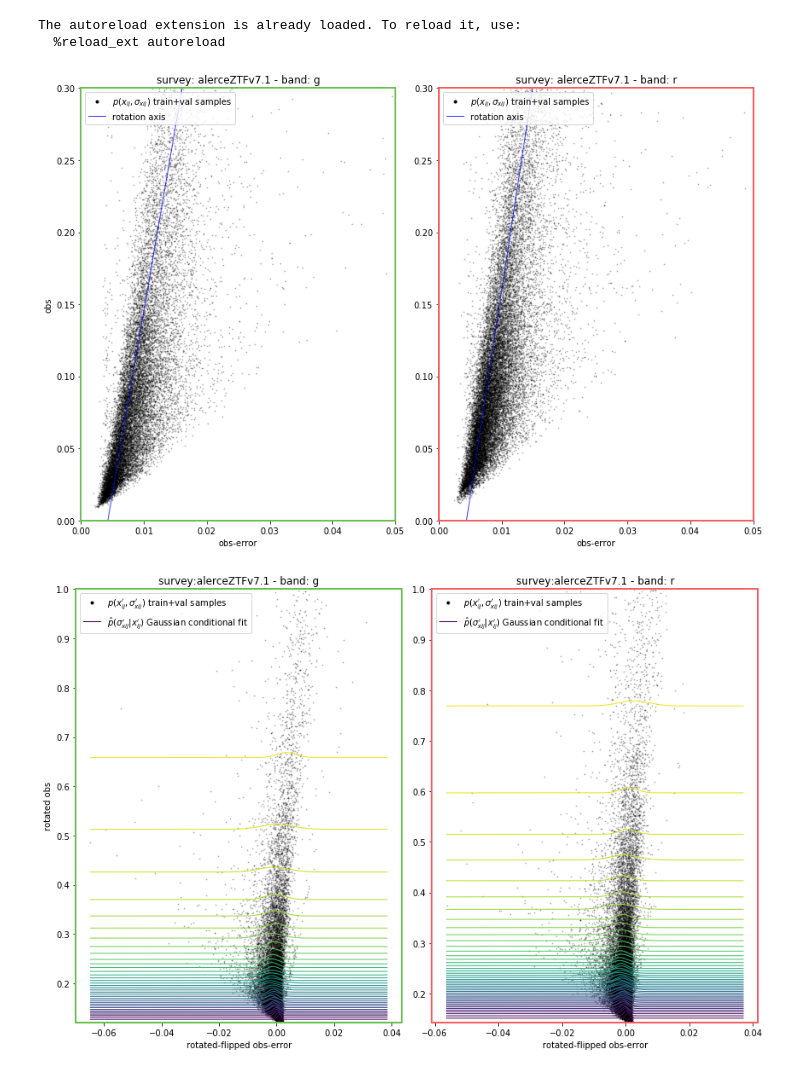
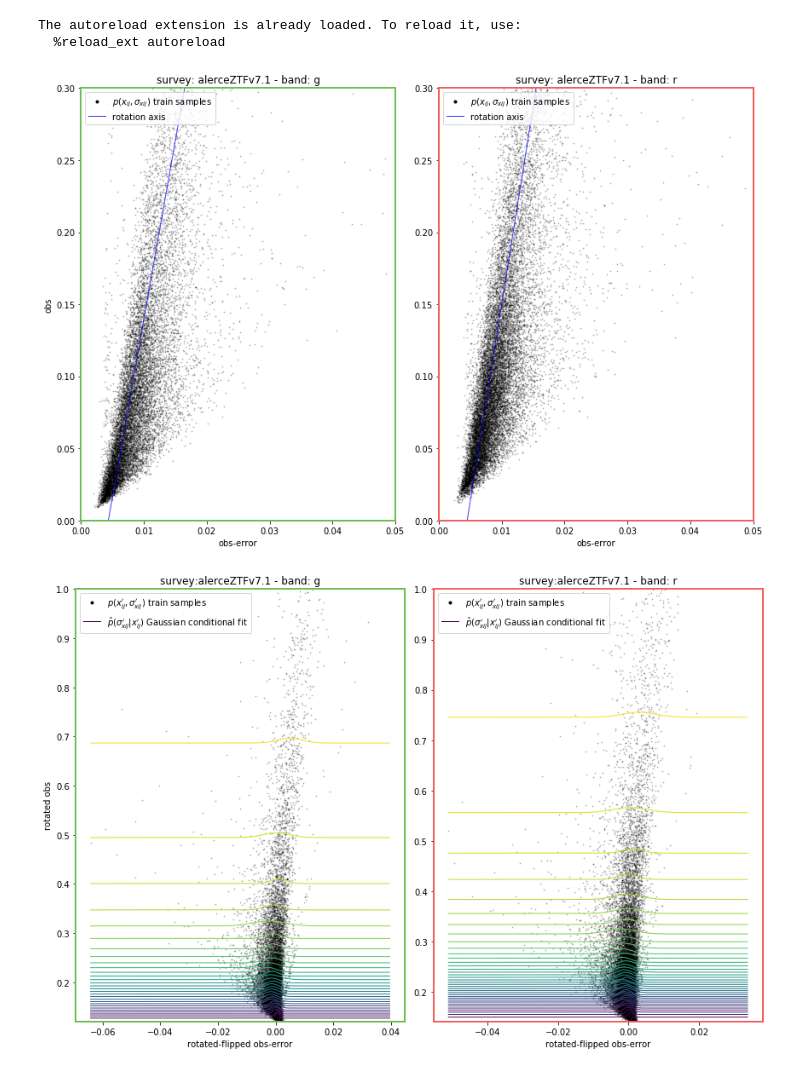
Before and after one commit to oscarpimentel/sne-lightcurves-synthetic, a Jupyter notebook: experiments/export_samplers.ipynb, the cells around one changed output. Drawn from its saved outputs; the diff is of its cells as text; code cells hidden in the pictures.

```diff
--- a/experiments/export_samplers.ipynb
+++ b/experiments/export_samplers.ipynb
@@ -70,18 +60,18 @@ LCDataset:
 # %%
 %load_ext autoreload
 %autoreload 2
 from synthsne.distr_fittings import ObsErrorConditionalSampler
 from synthsne.plots.samplers import plot_obse_samplers
 
-set_name = 'train+val'
-#set_name = 'test'
+set_name = 'train'
+#set_name = 'val'
 band_names = lcdataset[set_name].band_names
 obse_sampler_bdict = {b:ObsErrorConditionalSampler(lcdataset, set_name, b) for b in band_names}
 plot_obse_samplers(lcdataset, set_name, obse_sampler_bdict, original_space=1)
 plot_obse_samplers(lcdataset, set_name, obse_sampler_bdict, original_space=0)
 plot_obse_samplers(lcdataset, set_name, obse_sampler_bdict, original_space=1, add_samples=1)
 # %% [output]
 The autoreload extension is already loaded. To reload it, use:
   %reload_ext autoreload
-[figure, old version]
+[figure, new version]
-[figure, old version]
+[figure, new version]
```
Also changed, not shown: parts of 5 cells of this notebook, 3 other files.
